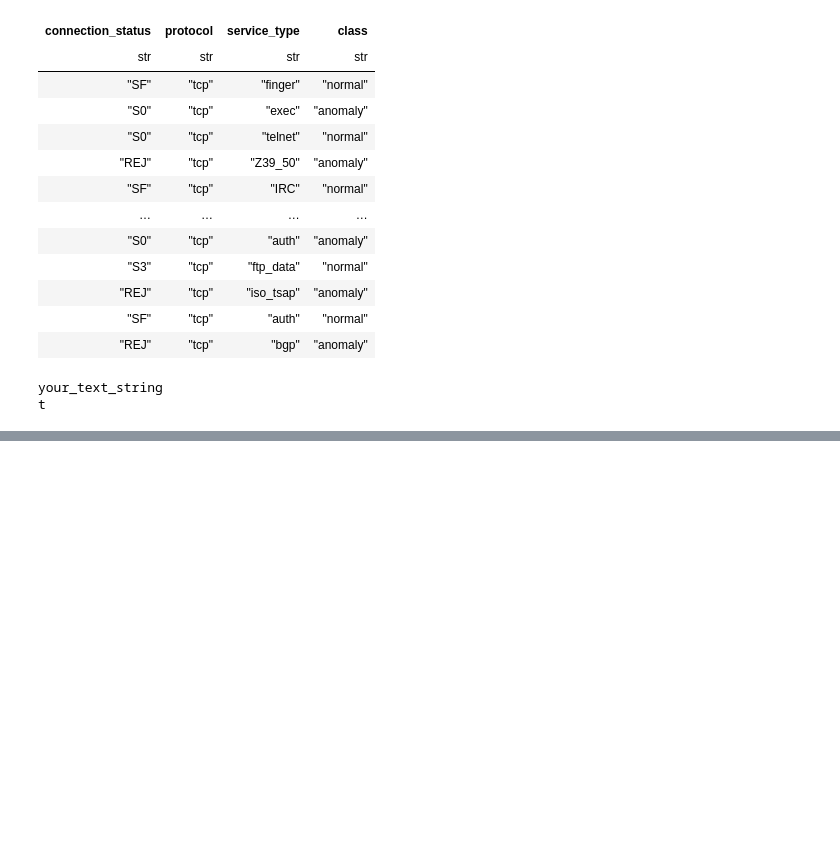
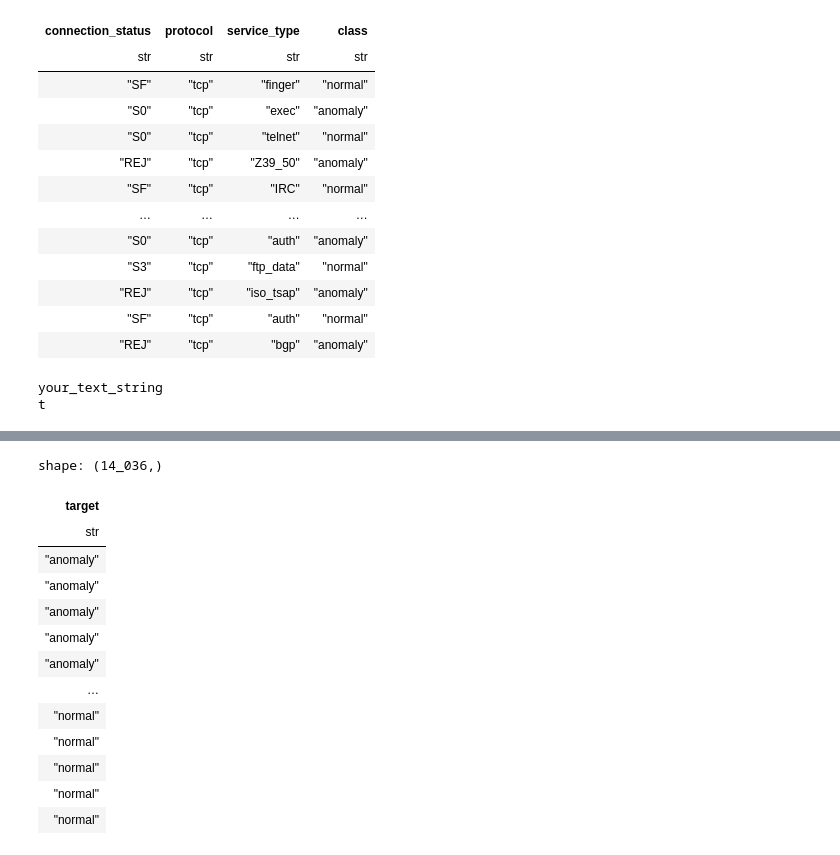
Before and after one commit to DEVOLOPER-1/Pred-Sus-Act, a Jupyter notebook: eda.ipynb, the cells around one changed output, grey strips where cells are left out. Cells and saved outputs as stored; diff of their text form; code cells hidden in the pictures; blank space fills up the shorter version.

```diff
--- a/eda.ipynb
+++ b/eda.ipynb
@@ -377,0 +458,17 @@ t
+# %%
+df["target"]
+# %% [output]
+shape: (14_036,)
+| target |
+| str |
+| "anomaly" |
+| "anomaly" |
+| "anomaly" |
+| "anomaly" |
+| "anomaly" |
+| … |
+| "normal" |
+| "normal" |
+| "normal" |
+| "normal" |
+| "normal" |
```
Also changed, not shown: parts of 9 cells of this notebook, 2 other files.
